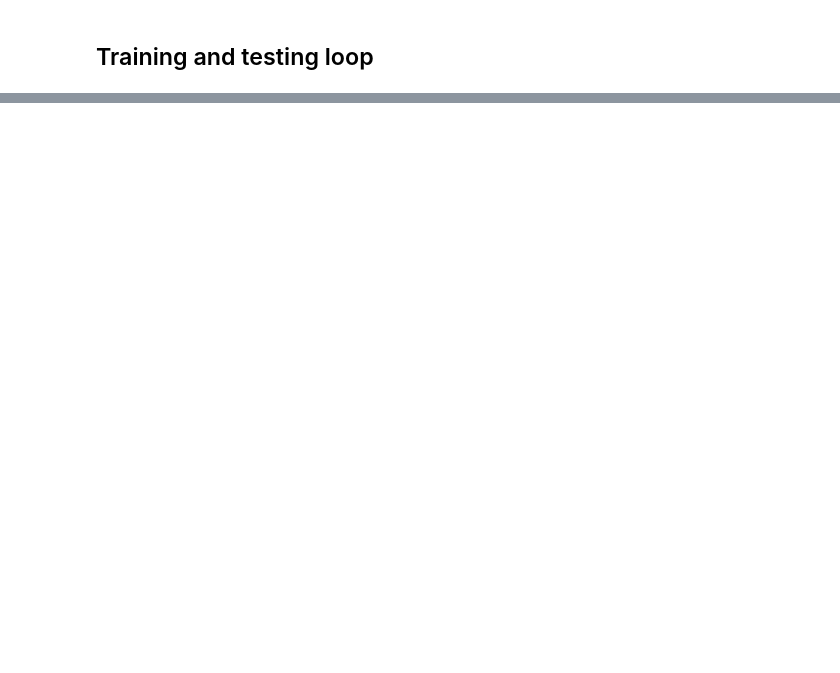
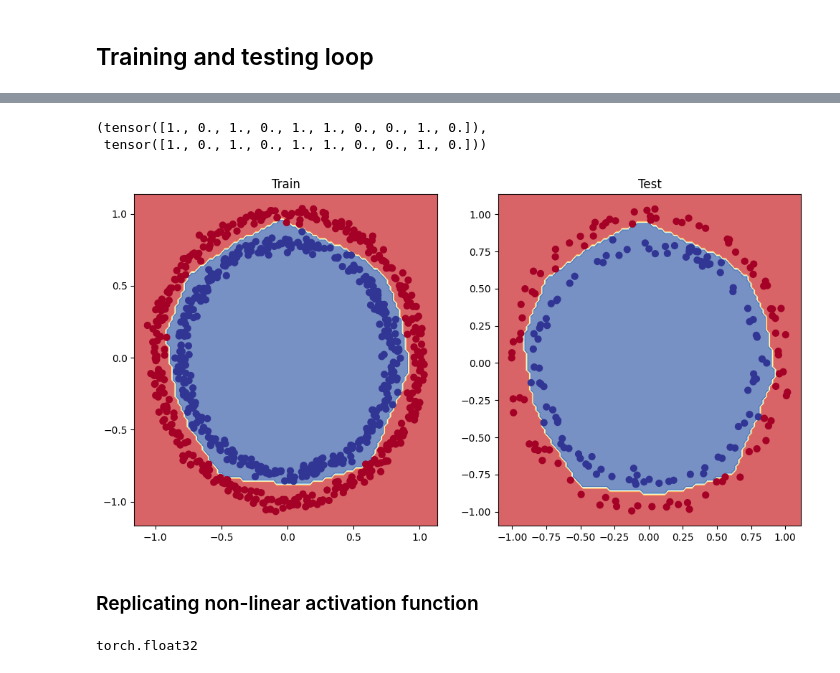
Before and after one commit to eniola-ajala/pytorch_course, a Jupyter notebook: classificatin.ipynb, the cells around one changed output, grey strips where cells are left out. Saved outputs shown, nothing was run; the diff lists cells and outputs as text; code cells hidden in the pictures; blank space fills up the shorter version.

```diff
--- a/classificatin.ipynb
+++ b/classificatin.ipynb
@@ -279,0 +405,4 @@ for epoch in range(epochs):
+# %%
+# create a lss function
+loss_fn = nn.BCEWithLogitsLoss()
+optimizer = torch.optim.SGD(params=model_1.parameters(), lr=0.1)
@@ -279,0 +525,3 @@ for epoch in range(epochs):
+# %%
+loss_fn = nn.BCEWithLogitsLoss()
+optimizer = torch.optim.SGD(params=model_2.parameters(), lr=0.1)
@@ -279,0 +532,28 @@ for epoch in range(epochs):
+# %%
+torch.manual_seed(42)
+EPOCHS = 1000
+for epoch in range (EPOCHS):
+    model_2.train()
+    y_logits = model_2(X_train).squeeze()
+    y_pred = torch.round(torch.sigmoid(y_logits))
+
+    loss = loss_fn(y_logits, y_train)
+    acc = accuracy_fn(y_true=y_train, y_pred=y_pred)
+
+    optimizer.zero_grad()
+
+    loss.backward()
+    optimizer.step()
+
+
+    #testing
+    model_2.eval()
+    with torch.inference_mode():
+        test_logits = model_2(X_test).squeeze()
+        test_pred = torch.round(torch.sigmoid(test_logits))
+
+        test_loss = loss_fn(test_logits, y_test)
+        test_acc = accuracy_fn(y_true=y_test, y_pred=test_pred)
+
+    if epoch % 100 == 0:
+        print(f"Epoch: {epoch} | Training Loss: {loss:4f} | Acc: {acc:2f}% | Test loss: {test_loss:4f} | Test Acc: {test_acc}%")
@@ -279,0 +571,26 @@ for epoch in range(epochs):
+# %%
+model_2.eval()
+with torch.inference_mode():
+    y_preds = torch.round(torch.sigmoid(model_2(X_test))).squeeze()
+y_preds[:10], y_test[:10]
+# %% [output]
+(tensor([1., 0., 1., 0., 1., 1., 0., 0., 1., 0.]),
+ tensor([1., 0., 1., 0., 1., 1., 0., 0., 1., 0.]))
+# %%
+plt.figure(figsize=(12,6))
+plt.subplot(1,2,1)
+plt.title("Train")
+plot_decision_boundary(model_2, X_train, y_train)
+plt.subplot(1,2,2)
+plt.title("Test")
+plot_decision_boundary(model_2, X_test, y_test)
+# %% [output]
+[figure, added]
+# %% [markdown]
+### Replicating non-linear activation function
+# %%
+# Create a tensor
+A = torch.arange(-10, 10, 1, dtype=torch.float32)
+A.dtype
+# %% [output]
+torch.float32
```
Also changed, not shown: parts of 33 cells of this notebook.
